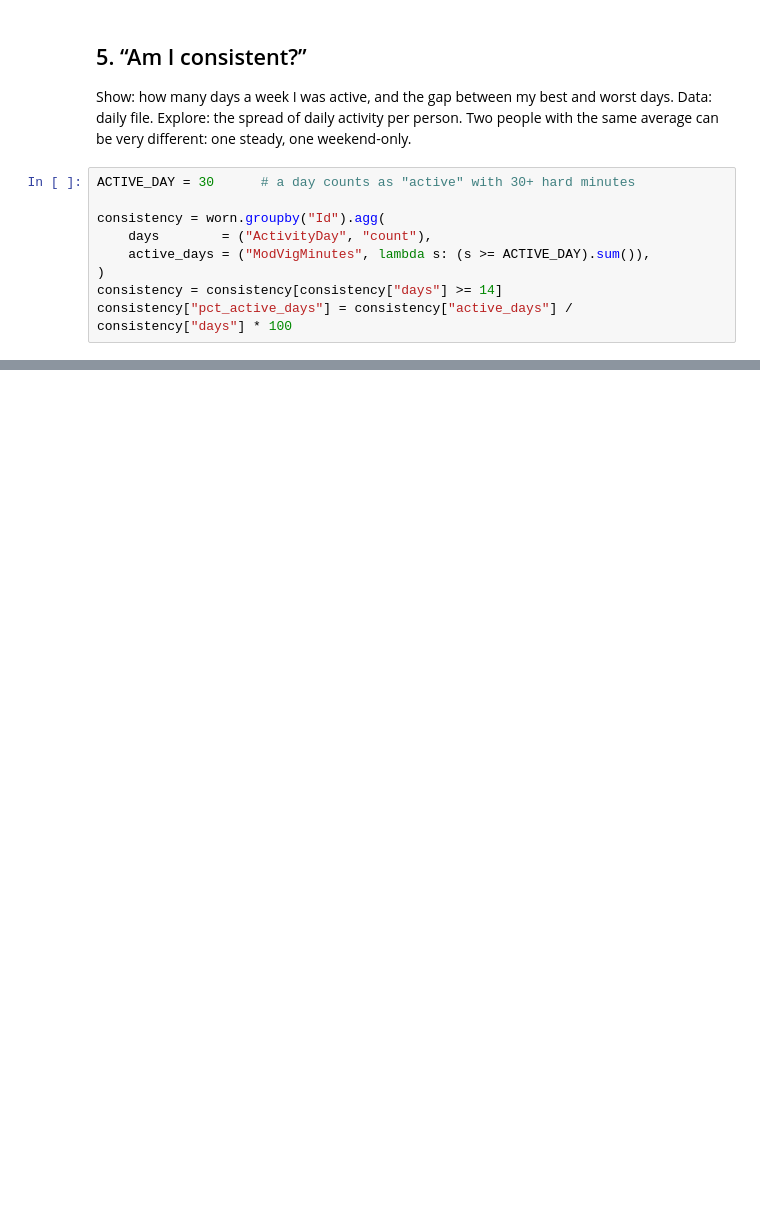
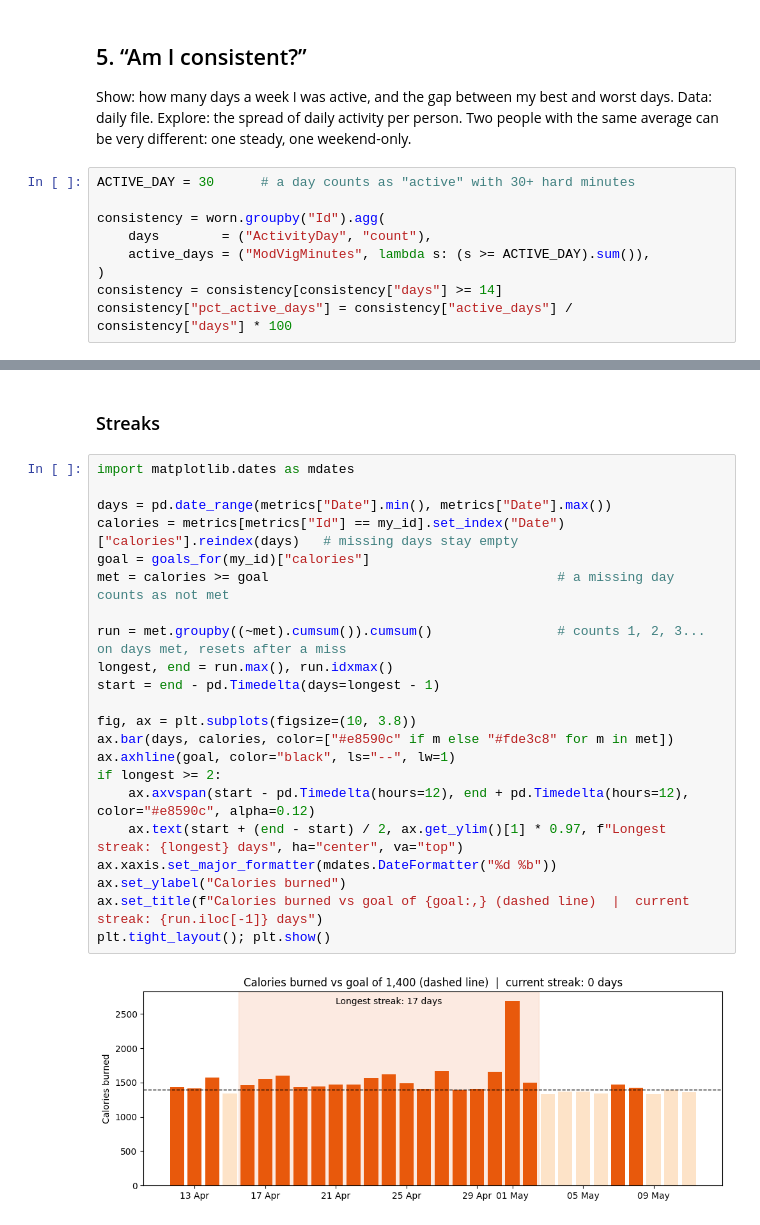
Before and after one commit to Maryam2125/DATA2007-Fitbit-Dashboard-Group, a Jupyter notebook: exploration/sophie-exploration-notebook.ipynb, the cells around one changed output, grey strips where cells are left out. Drawn from its saved outputs; the diff is of its cells as text; blank space fills up the shorter version.

```diff
--- a/exploration/sophie-exploration-notebook.ipynb
+++ b/exploration/sophie-exploration-notebook.ipynb
@@ -333,0 +585,26 @@ plt.tight_layout(); plt.show()
+# %% [markdown]
+### Streaks
+# %%
+import matplotlib.dates as mdates
+
+days = pd.date_range(metrics["Date"].min(), metrics["Date"].max())
+calories = metrics[metrics["Id"] == my_id].set_index("Date")["calories"].reindex(days)   # missing days stay empty
+goal = goals_for(my_id)["calories"]
+met = calories >= goal                                     # a missing day counts as not met
+
+run = met.groupby((~met).cumsum()).cumsum()                # counts 1, 2, 3... on days met, resets after a miss
+longest, end = run.max(), run.idxmax()
+start = end - pd.Timedelta(days=longest - 1)
+
+fig, ax = plt.subplots(figsize=(10, 3.8))
+ax.bar(days, calories, color=["#e8590c" if m else "#fde3c8" for m in met])
+ax.axhline(goal, color="black", ls="--", lw=1)
+if longest >= 2:
+    ax.axvspan(start - pd.Timedelta(hours=12), end + pd.Timedelta(hours=12), color="#e8590c", alpha=0.12)
+    ax.text(start + (end - start) / 2, ax.get_ylim()[1] * 0.97, f"Longest streak: {longest} days", ha="center", va="top")
+ax.xaxis.set_major_formatter(mdates.DateFormatter("%d %b"))
+ax.set_ylabel("Calories burned")
+ax.set_title(f"Calories burned vs goal of {goal:,} (dashed line)  |  current streak: {run.iloc[-1]} days")
+plt.tight_layout(); plt.show()
+# %% [output]
+[figure, added]
```
Also changed, not shown: parts of 37 cells of this notebook.
